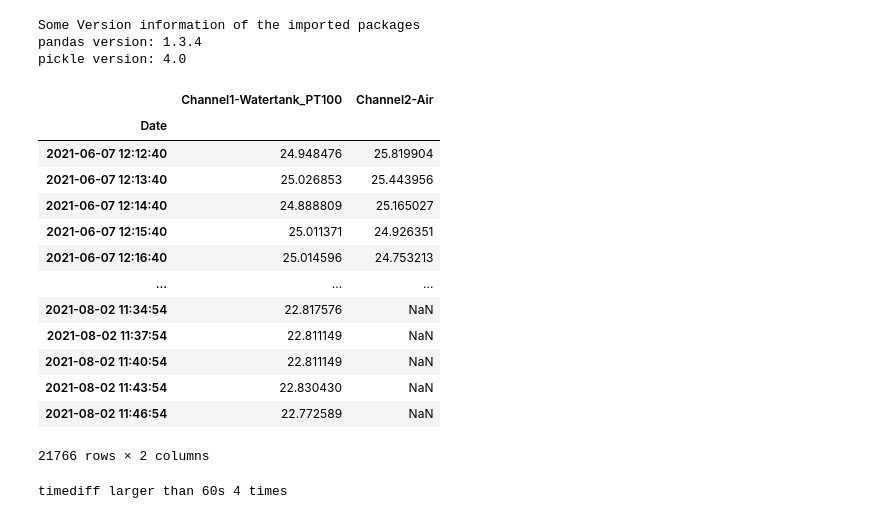
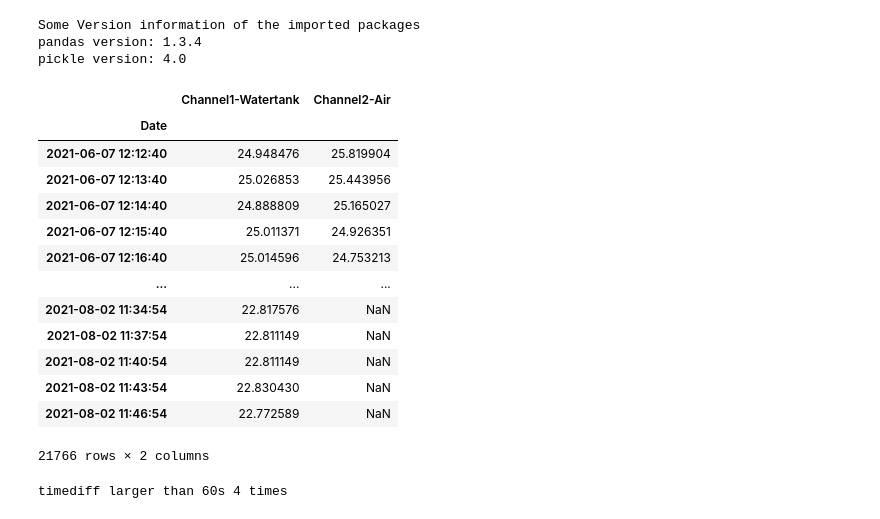
Before and after one commit to mvwick/Scripts_Masterarbeit, a Jupyter notebook: tlogger_to_python.ipynb, the cells around one changed output. Drawn from its saved outputs; the diff is of its cells as text; code cells hidden in the pictures.

```diff
--- a/tlogger_to_python.ipynb
+++ b/tlogger_to_python.ipynb
@@ -32,7 +32,7 @@ pickle version: 4.0
 def import_t_logger(path_to_data_Tlogger, filename_Tlogger, data_format="pc_local",channel_name="none"):
     """"""
     if data_format=="CF_Card": #auf Speicherkarte speichern: "stand alone modus"
-        df_Tlogger = pd.read_csv(path_to_data_Tlogger + "\\" + filename_Tlogger, sep=";", usecols=[1,2,3,4], names=["Date","Time","Channel1-Watertank_PT100","Channel2-Air"])
+        df_Tlogger = pd.read_csv(path_to_data_Tlogger + "\\" + filename_Tlogger, sep=";", usecols=[1,2,3,4], names=["Date","Time","Channel1-Watertank","Channel2-Air"])
         DateTime=df_Tlogger["Date"] + " " + df_Tlogger["Time"]
         df_Tlogger.index =pd.to_datetime(DateTime, format=("%d.%m.%y  %H:%M:%S"))
         df_Tlogger.index.names = ['Date']
@@ -57,34 +57,34 @@ def import_t_logger(path_to_data_Tlogger, filename_Tlogger, data_format="pc_loca
 # %%
 # Load data T-logger
 path_to_data_Tlogger = r"..\Alsdorf\Daten\T-logger"
-# PT100 sensors
+# PT sensors
 # channel1 in watertank PT100
 # channel2 air PT1000
 filename_Tlogger_0 = "20210608\_adc_START_07.06.2021-12_11_40_daten.txt"
 filename_Tlogger_1 = "20210702\_adc_START_08.06.2021-13_21_47_daten.txt"
 filename_Tlogger_2 = "20210708\_adc_START_02.07.2021-12_36_14_daten.txt"
 filenames_CFCard = [filename_Tlogger_0,filename_Tlogger_1,filename_Tlogger_2]
 # new dataformat
 filename_Tlogger_3 = "20210722\kanal_1.txt"
 filename_Tlogger_4 = "20210727\kanal_1.txt"
 filename_Tlogger_5 = "20210802\kanal_1.txt"
 filenames_pc = [filename_Tlogger_3,filename_Tlogger_4,filename_Tlogger_5]
 
 df_Tlogger_PT100_part={}
 for filename in filenames_CFCard:
     df_Tlogger_PT100_part[filename] = import_t_logger(path_to_data_Tlogger, filename, data_format="CF_Card")
 for filename in filenames_pc:
-    df_Tlogger_PT100_part[filename] = import_t_logger(path_to_data_Tlogger, filename, channel_name = "Channel1-Watertank_PT100")
+    df_Tlogger_PT100_part[filename] = import_t_logger(path_to_data_Tlogger, filename, channel_name = "Channel1-Watertank")
 
 # concat all dataframes
 df_Tlogger_PT100 = df_Tlogger_PT100_part[filenames_CFCard[0]]
 for dataframe in list(df_Tlogger_PT100_part.keys())[1:]:
     df_Tlogger_PT100 = pd.concat([df_Tlogger_PT100,df_Tlogger_PT100_part[dataframe]])
 df_Tlogger_PT100.sort_index(inplace=True)
 
 df_Tlogger_PT100
 # %% [output]
-|  | Channel1-Watertank_PT100 | Channel2-Air |
+|  | Channel1-Watertank | Channel2-Air |
 | Date |  |  |
 | 2021-06-07 12:12:40 | 24.948476 | 25.819904 |
 | 2021-06-07 12:13:40 | 25.026853 | 25.443956 |
```
Also changed, not shown: parts of 9 cells of this notebook, 14 other files.
